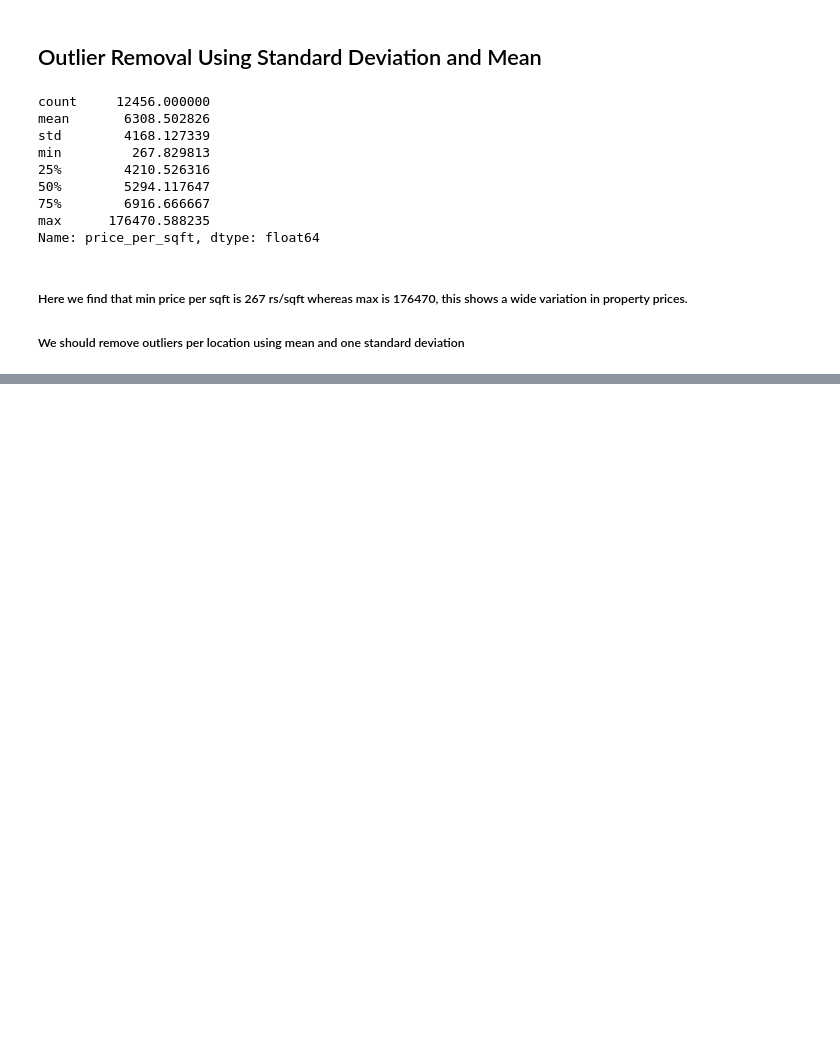
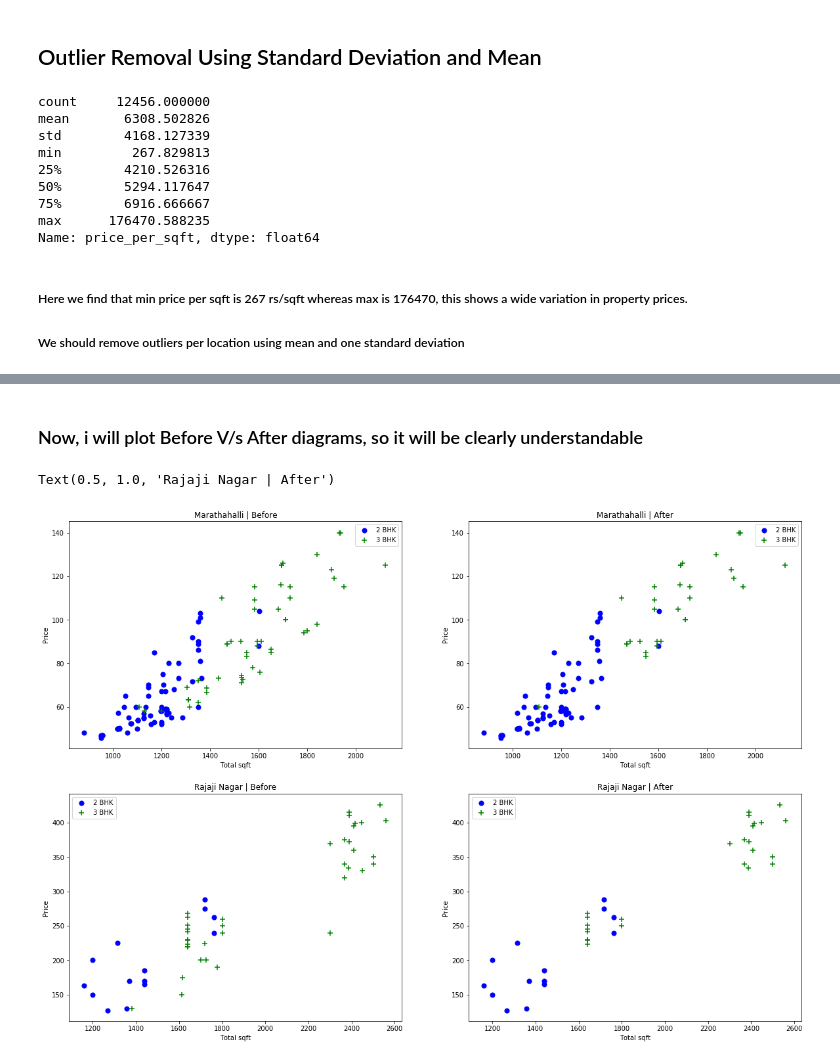
Before and after one commit to AmanAswal/Data-Science, a Jupyter notebook: real_state_price_prediction/Step-2(Feature_engg).ipynb, the cells around one changed output, grey strips where cells are left out. Saved outputs shown, nothing was run; the diff lists cells and outputs as text; code cells hidden in the pictures; blank space fills up the shorter version.

```diff
--- a/real_state_price_prediction/Step-2(Feature_engg).ipynb
+++ b/real_state_price_prediction/Step-2(Feature_engg).ipynb
@@ -194,0 +233,24 @@ df2.head()
+# %% [markdown]
+### Now, i will plot Before V/s After diagrams, so it will be clearly understandable
+# %%
+plt.figure(figsize=(20,14))
+plt.subplot(2,2,1)
+plot_scatter_chart(df2,"Marathahalli")
+plt.title('Marathahalli | Before')
+
+
+plt.subplot(2,2,2)
+plot_scatter_chart(df3, "Marathahalli")
+plt.title("Marathahalli | After")
+
+plt.subplot(2,2,3)
+plot_scatter_chart(df2,"Rajaji Nagar")
+plt.title('Rajaji Nagar | Before')
+
+
+plt.subplot(2,2,4)
+plot_scatter_chart(df3,"Rajaji Nagar")
+plt.title("Rajaji Nagar | After")
+# %% [output]
+Text(0.5, 1.0, 'Rajaji Nagar | After')
+[figure, added]
```
Also changed, not shown: parts of 27 cells of this notebook, 2 other files.
